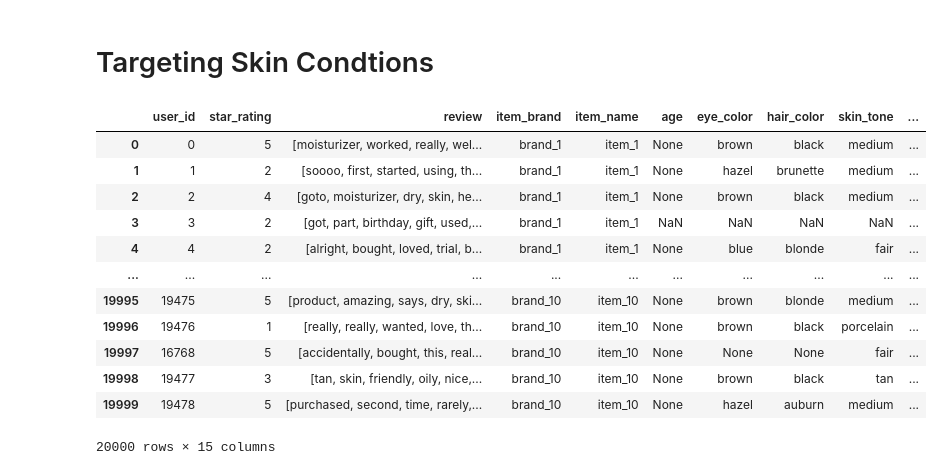
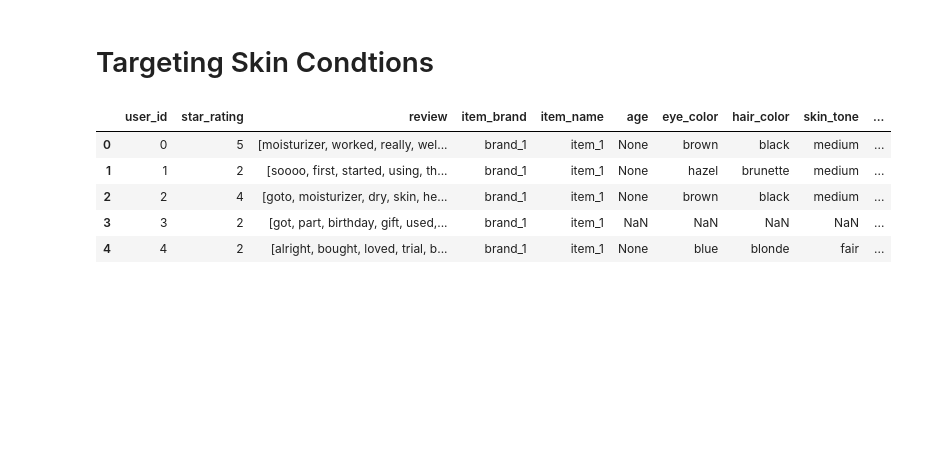
Before and after one commit to boogiedev/Skincare-Recommender, a Jupyter notebook: exploration_nlp.ipynb, the cells around one changed output. Saved outputs shown, nothing was run; the diff lists cells and outputs as text; code cells hidden in the pictures; blank space fills up the shorter version.

```diff
--- a/exploration_nlp.ipynb
+++ b/exploration_nlp.ipynb
@@ -303,18 +304,11 @@ re_sc = ['ecze', 'psori', 'allerg', 'rosac', 'acne', 'breakou', 'hive', 'itch']
 # Create Flags for Skin Conditions
 users['flag_skin_condition'] = users['review'].apply(lambda x: flag_condition(x, re_sc))
 # %%
-users
+users.head()
 # %% [output]
 |  | user_id | star_rating | review | item_brand | item_name | age | eye_color | hair_color | skin_tone | ... |
 | 0 | 0 | 5 | [moisturizer, worked, really, wel... | brand_1 | item_1 | None | brown | black | medium | ... |
 | 1 | 1 | 2 | [soooo, first, started, using, th... | brand_1 | item_1 | None | hazel | brunette | medium | ... |
 | 2 | 2 | 4 | [goto, moisturizer, dry, skin, he... | brand_1 | item_1 | None | brown | black | medium | ... |
 | 3 | 3 | 2 | [got, part, birthday, gift, used,... | brand_1 | item_1 | NaN | NaN | NaN | NaN | ... |
 | 4 | 4 | 2 | [alright, bought, loved, trial, b... | brand_1 | item_1 | None | blue | blonde | fair | ... |
-| ... | ... | ... | ... | ... | ... | ... | ... | ... | ... | ... |
-| 19995 | 19475 | 5 | [product, amazing, says, dry, ski... | brand_10 | item_10 | None | brown | blonde | medium | ... |
-| 19996 | 19476 | 1 | [really, really, wanted, love, th... | brand_10 | item_10 | None | brown | black | porcelain | ... |
-| 19997 | 16768 | 5 | [accidentally, bought, this, real... | brand_10 | item_10 | None | None | None | fair | ... |
-| 19998 | 19477 | 3 | [tan, skin, friendly, oily, nice,... | brand_10 | item_10 | None | brown | black | tan | ... |
-| 19999 | 19478 | 5 | [purchased, second, time, rarely,... | brand_10 | item_10 | None | hazel | auburn | medium | ... |
-20000 rows × 15 columns
```
Also changed, not shown: parts of 5 cells of this notebook, 3 other files.
